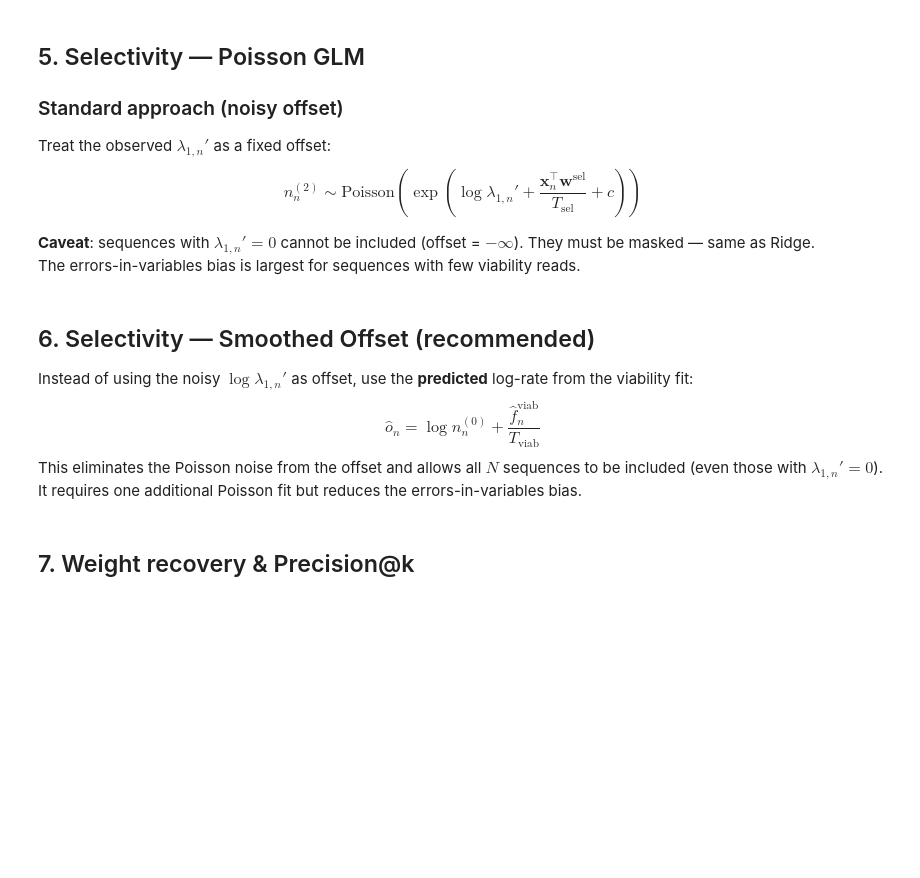
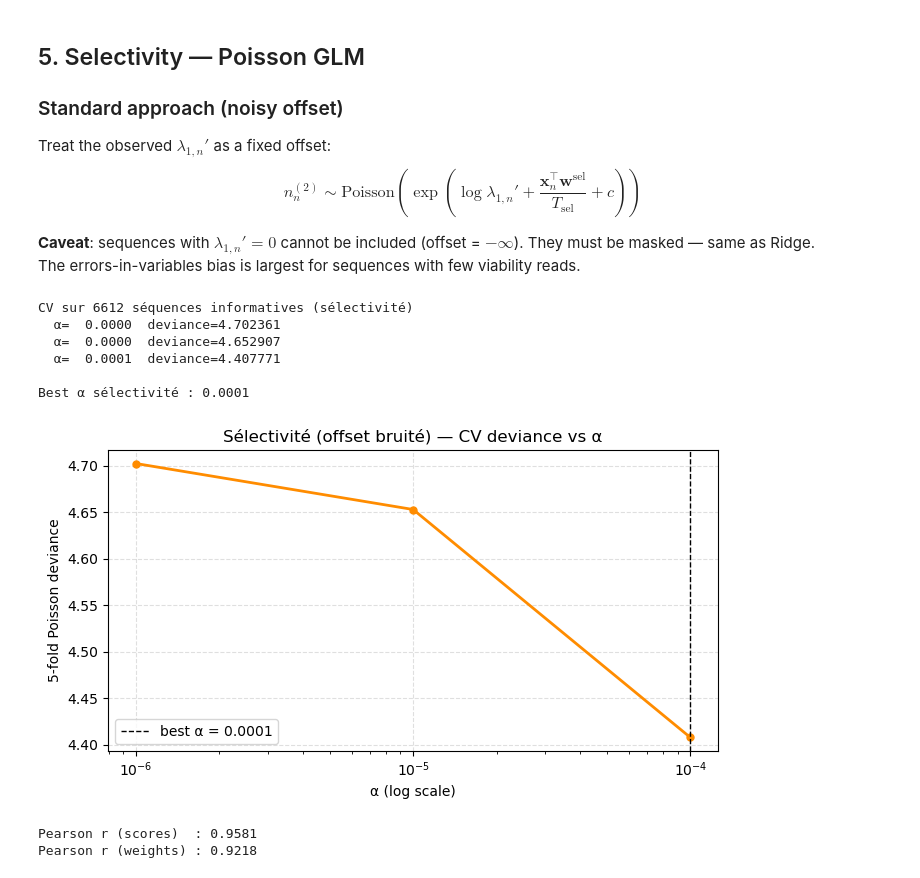
Before and after one commit to merlin-cc/Directed-Evolution-loop, a Jupyter notebook: Poisson_regression_for_linear_model.ipynb, the cells around one changed output. Saved outputs shown, nothing was run; the diff lists cells and outputs as text; code cells hidden in the pictures; blank space fills up the shorter version.

```diff
--- a/Poisson_regression_for_linear_model.ipynb
+++ b/Poisson_regression_for_linear_model.ipynb
@@ -162,32 +257,49 @@ $$
 **Caveat**: sequences with $\lambda_{1,n}' = 0$ cannot be included (offset = $-\infty$). They must be masked — same as Ridge.
 The errors-in-variables bias is largest for sequences with few viability reads.
 # %%
-# ── Mask: only sequences with at least one viability read ────────────────────
+# ── Mask & data ───────────────────────────────────────────────────────────────
 mask_sel   = np.array(lambda1p > 0)
 X_sel      = X_bias[mask_sel]
 n2_sel     = np.array(n2, dtype=float)[mask_sel]
-l1p_sel    = np.array(lambda1p, dtype=float)[mask_sel]
+offset_sel = np.log(np.array(lambda1p, dtype=float)[mask_sel])
 
-offset_sel = np.log(l1p_sel)   # noisy offset
+print(f'CV sur {mask_sel.sum()} séquences informatives (sélectivité)')
 
-# ── Fit ───────────────────────────────────────────────────────────────────────
-# TODO: cross-validate λ (same structure as Section 4, but on selectivity data)
-lam_best_sel = 1.0   # placeholder — replace with CV result
+# ── CV ────────────────────────────────────────────────────────────────────────
+cv_deviance_sel = poisson_cv_deviance(X_sel, n2_sel, offset_sel, alphas, kf)
+alpha_best_sel  = alphas[np.argmin(cv_deviance_sel)]
+print(f'\nBest α sélectivité : {alpha_best_sel:.4f}')
 
+fig, ax = plt.subplots(figsize=(7, 4))
+ax.semilogx(alphas, cv_deviance_sel, color='darkorange', lw=2, marker='o', ms=5)
+ax.axvline(alpha_best_sel, color='k', linestyle='--', lw=1, label=f'best α = {alpha_best_sel:.4f}')
+ax.set_xlabel('α (log scale)')
+ax.set_ylabel(f'{K_FOLDS}-fold Poisson deviance')
+ax.set_title('Sélectivité (offset bruité) — CV deviance vs α')
+ax.legend(); ax.grid(True, linestyle='--', alpha=0.4)
+plt.tight_layout(); plt.show()
+
+# ── Refit ─────────────────────────────────────────────────────────────────────
 result_sel = sm.GLM(
     endog  = n2_sel,
     exog   = X_sel,
-    family = sm.families.Poisson(link=sm.families.links.Log()),
+    family = sm.families.Poisson(),
     offset = offset_sel,
-).fit_regularized(alpha=lam_best_sel, L1_wt=0.0, maxiter=100)
+).fit_regularized(alpha=alpha_best_sel, L1_wt=0.0, maxiter=50)
 
 selectivity_weights_poisson = extract_weights(result_sel, T_sel)
+s_gt          = calculate_scores(sequences, selectivity_weights_GT)
+s_hat_noisy   = calculate_scores(sequences, selectivity_weights_poisson)
+
+print(f'Pearson r (scores)  : {pearson(s_gt, s_hat_noisy):.4f}')
+print(f'Pearson r (weights) : {pearson(np.array(selectivity_weights_poisson).flatten(), np.array(selectivity_weights_GT).flatten()):.4f}')
+# %% [output]
+CV sur 6612 séquences informatives (sélectivité)
+  α=  0.0000  deviance=4.702361
+  α=  0.0000  deviance=4.652907
+  α=  0.0001  deviance=4.407771
+
+Best α sélectivité : 0.0001
+[figure, added]
+Pearson r (scores)  : 0.9581
+Pearson r (weights) : 0.9218
-# %% [markdown]
-## 6. Selectivity — Smoothed Offset (recommended)
-
-Instead of using the noisy $\log \lambda_{1,n}'$ as offset, use the **predicted** log-rate from the viability fit:
-$$
-\hat{o}_n = \log n_n^{(0)} + \frac{\hat{f}_n^{\mathrm{viab}}}{T_\mathrm{viab}}
-$$
-This eliminates the Poisson noise from the offset and allows all $N$ sequences to be included (even those with $\lambda_{1,n}' = 0$).
-It requires one additional Poisson fit but reduces the errors-in-variables bias.
@@ -206,2 +305,0 @@ offset_smooth = np.log(np.array(n0, dtype=float) + 0.5) + v_hat_scores / T_viab
-# %% [markdown]
-## 7. Weight recovery & Precision@k
```
Also changed, not shown: parts of 18 cells of this notebook, 1 other file.
